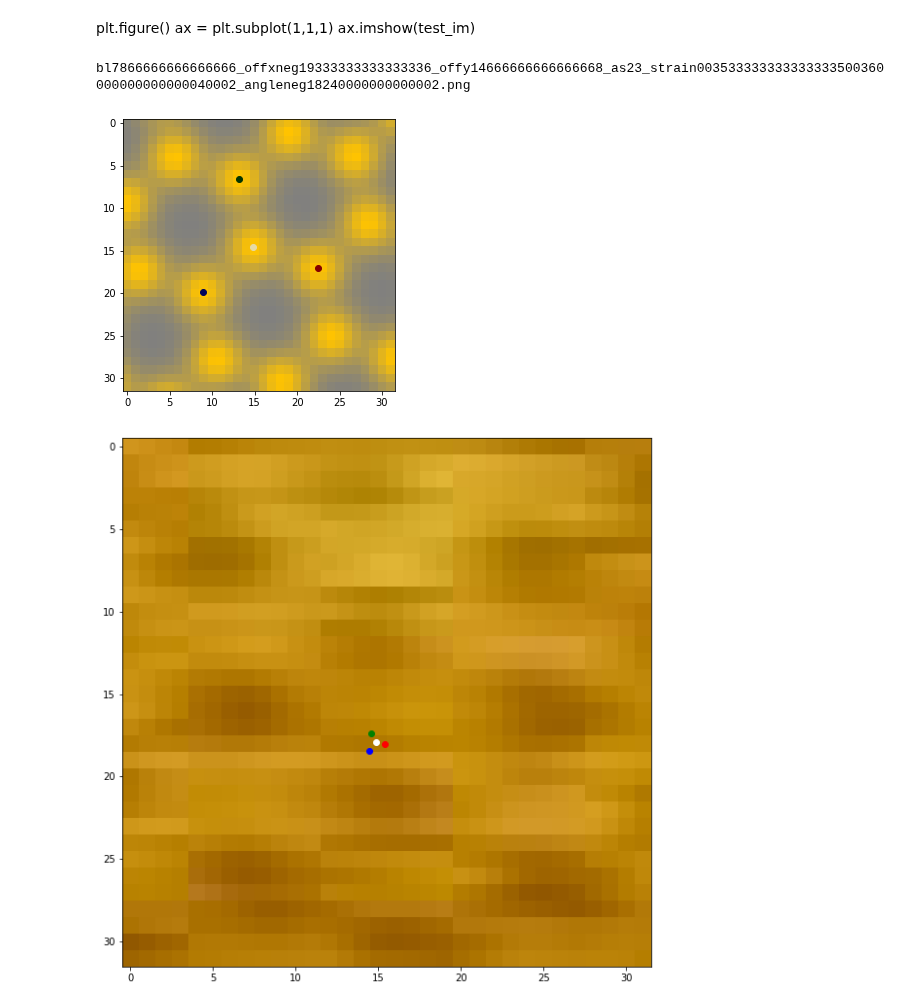
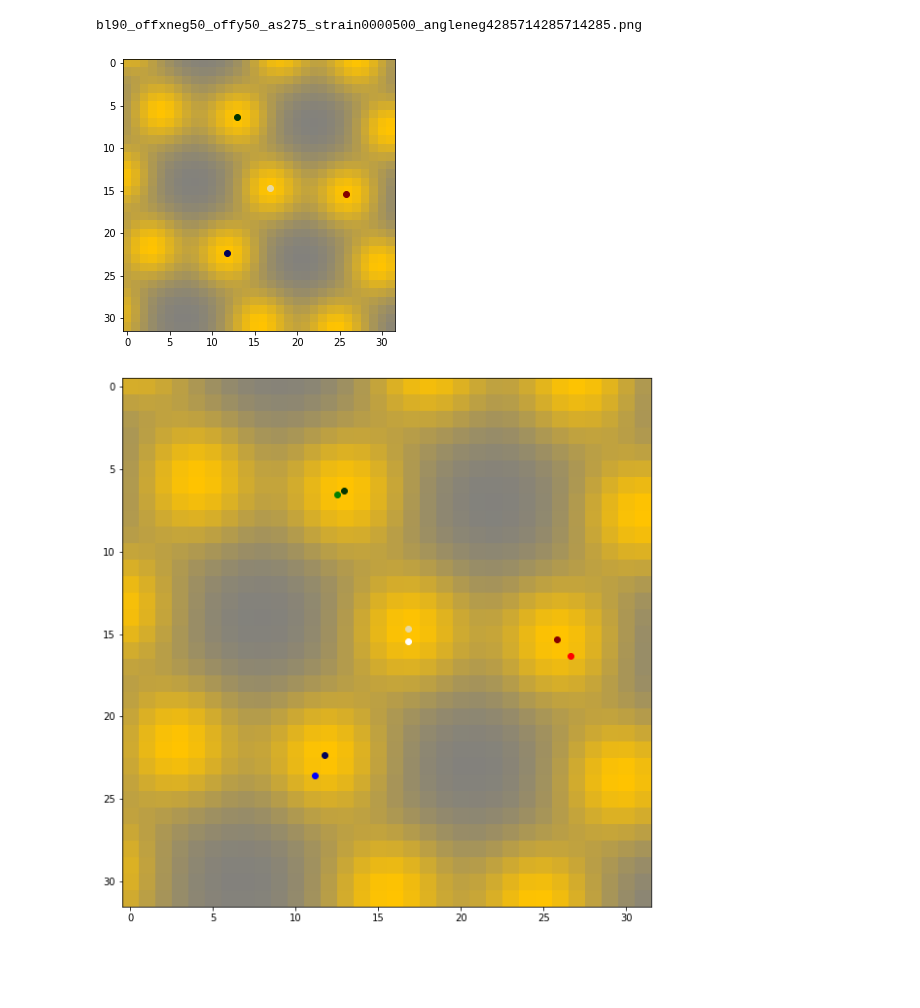
Before and after one commit to DanielMGlazer/HexogonalMLProject, a Jupyter notebook: Image predictions.ipynb, the cells around one changed output. Saved outputs shown, nothing was run; the diff lists cells and outputs as text; code cells hidden in the pictures; blank space fills up the shorter version.

Commit message:
A few more prediciton plots

```diff
--- a/Image predictions.ipynb
+++ b/Image predictions.ipynb
@@ -70,17 +69,37 @@ TypeError: Cannot handle this data type: (1, 1, 3), <i4
-# %% [markdown]
-plt.figure()
-ax = plt.subplot(1,1,1)
-ax.imshow(test_im)
+# %%
+bl_list=np.linspace(7,9,num=4)
+offx_list=np.linspace(-5,5,num=5)
+offy_list=np.linspace(-5,5,num=5)
+atom_size_list=np.linspace(2,3.5,num=3)
+q_list=np.linspace(0,.1,num=5)
+r_list=np.linspace(0,.1,num=5)
+b_list=np.linspace(0,.1,num=5)
+angle_list=np.linspace(-30,30,num=8)
+#Returns the filename of a given image in the dataframe. Inputs are NOT the values of the parameters, they are the indicies, asking for the i'th value of each parameter. ie _bl=3 means the 4th value bl can take in the dataset
+def get_filename(_bl,_offx,_offy,_a_s,_q,_r,_b,_angle):
+    bl=bl_list[_bl]
+    offx=offx_list[_offx]
+    offy=offy_list[_offy]
+    atom_size=atom_size_list[_a_s]
+    q=q_list[_q]
+    r=r_list[_r]
+    b=b_list[_b]
+    angle=angle_list[_angle]
+    filename=f"bl{str(bl).replace('.','').replace('-','neg')}_offx{str(offx).replace('.','').replace('-','neg')}_offy{str(offy).replace('.','').replace('-','neg')}_as{str(atom_size).replace('.','')}_strain{str(q).replace('.','')}{str(r).replace('.','')}{str(b).replace('.','')}_angle{str(angle).replace('.','').replace('-','neg')}.png"
+    return filename
 # %%
 #Loads in a testing image
-test_dataset_dir ='\\Users\\danie\\Penn_State_REU_Jupyter\\Hexagon ML Project GitHub\\Testing_set_6_16'
+test_dataset_dir ='\\Users\\danie\\Penn_State_REU_Jupyter\\Hexagon ML Project GitHub\\Training_set_6_18'
 dft = pd.read_csv(os.path.join(test_dataset_dir,"training_dataframe.csv"))
 
-index=6001
+#get_filename params are the indicies for (bond length, offx, offy, atom size, q, r, b, anlge)
+im_filename=get_filename(3,0,4,1,0,2,0,3)
+print(im_filename)
+index=np.flatnonzero(dft['filename']==im_filename)[0]
+
 test_im=image.load_img(os.path.join(test_dataset_dir,dft['filename'][index]))
 test_im_arr=image.img_to_array(test_im)
 test_im_arr_batch=np.array([test_im_arr])
-print(dft['filename'][index])
 label_names=['x_coord','y_coord','neighbor1x','neighbor1y','neighbor2x','neighbor2y','neighbor3x','neighbor3y']
 test_labels=dft[label_names].loc[index].to_numpy()
 
@@ -91,8 +110,8 @@ ax = plt.subplot(1,1,1)
 ax.imshow(test_im)
 plot_test_labels()
 # %% [output]
-bl7866666666666666_offxneg19333333333333336_offy14666666666666668_as23_strain003533333333333333500360000000000000040002_angleneg18240000000000002.png
+bl90_offxneg50_offy50_as275_strain0000500_angleneg4285714285714285.png
-[figure, old version]
+[figure, new version]
 # %%
 #Creates data generators to load images into the model
 predict_datagen = ImageDataGenerator(rescale=1./255)
@@ -116,12 +134,12 @@ center_atom,neighbors=split_label(prediction)
 # %%
 prediction_plots_dir=os.path.join('Prediction_Plots',datetime.datetime.now().strftime("%m_%d"))
 
 fig = plt.figure(figsize = (10, 10))
 ax = plt.subplot(1,1,1)
-ax.imshow(im_arr)
+ax.imshow(test_im)
 plot_labels()
-#plot_test_labels()
-#plt.savefig(os.path.join(prediction_plots_dir,"train_image_"+str(index)+"_"+model_name))
-plt.savefig(os.path.join(prediction_plots_dir,"real_image_test_6_"+model_name))
+plot_test_labels()
+plt.savefig(os.path.join(prediction_plots_dir,"train_image_"+str(index)+"_"+model_name))
+#plt.savefig(os.path.join(prediction_plots_dir,"real_image_test_bad_ex"+model_name))
 # %% [output]
-[figure, old version]
+[figure, new version]
```
Also changed, not shown: parts of 4 cells of this notebook, 5 other files.
